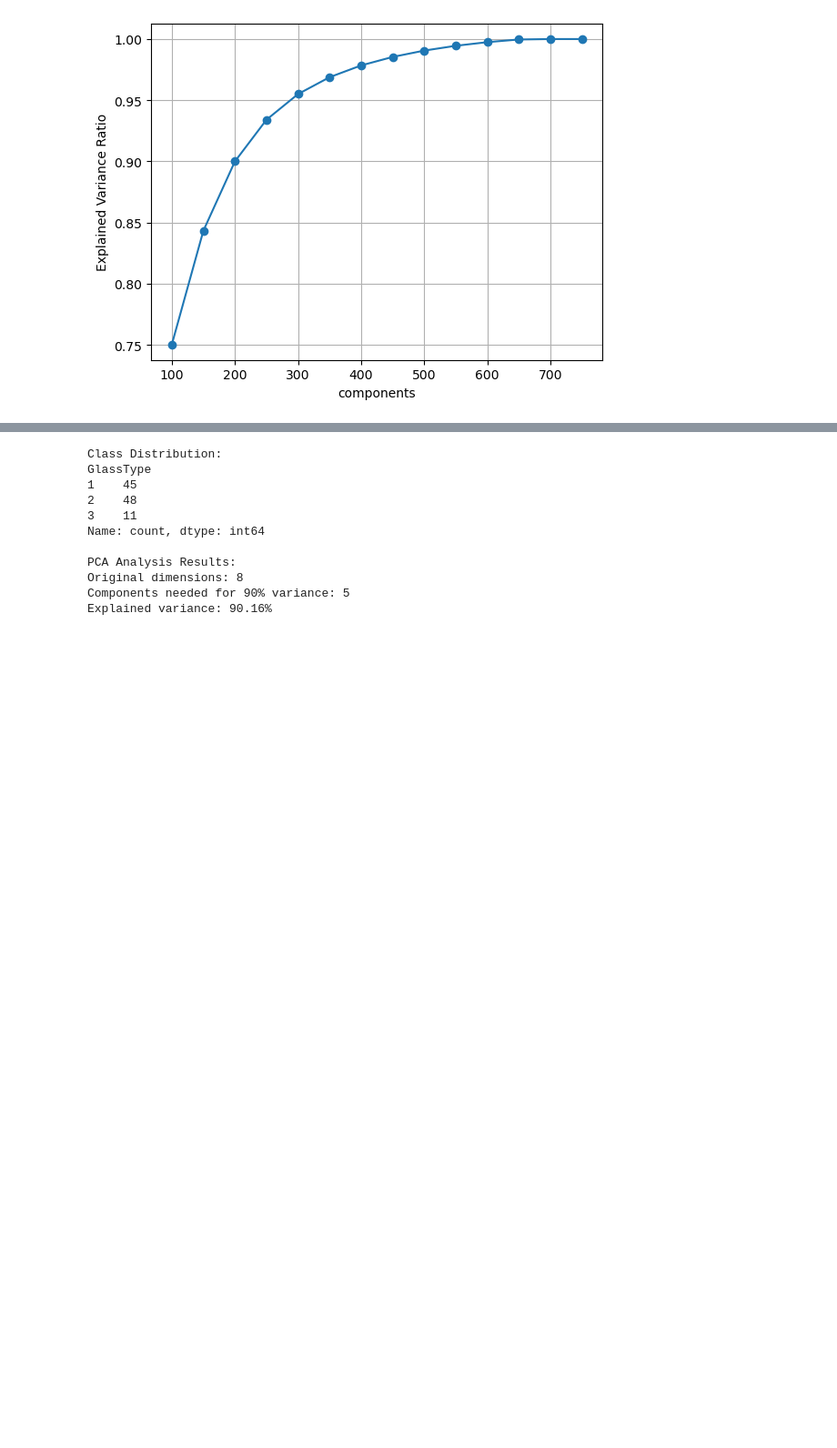
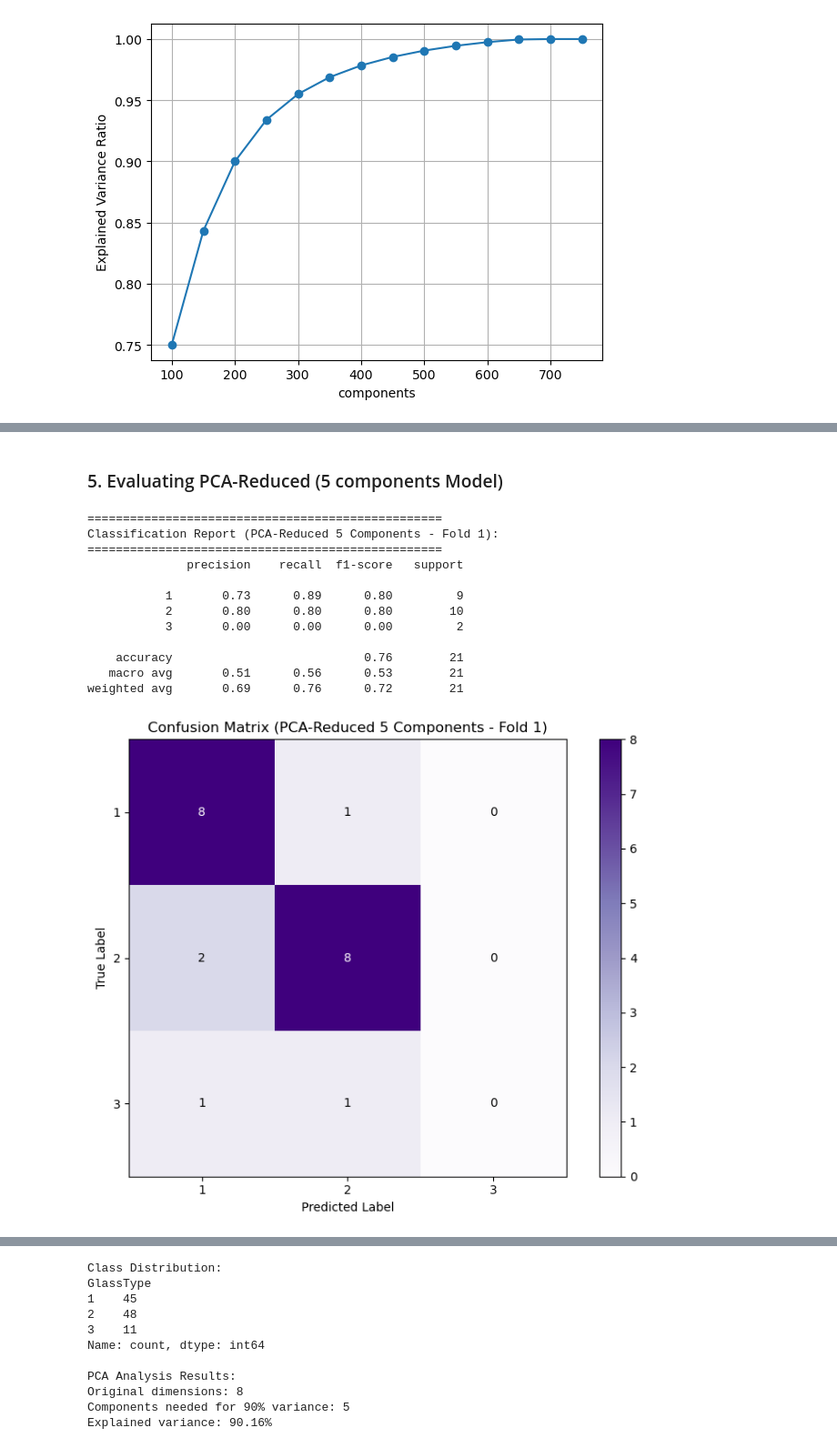
Before and after one commit to PEEACHYBEE/DataMiningPairActs, a Jupyter notebook: MidAct02.ipynb, the cells around one changed output, grey strips where cells are left out. Shown at 91% size. Drawn from its saved outputs; the diff is of its cells as text; code cells hidden in the pictures; blank space fills up the shorter version.

```diff
--- a/MidAct02.ipynb
+++ b/MidAct02.ipynb
@@ -319,0 +500,80 @@ Preprocessed data saved to 'preprocessed_glass.csv'
+# %% [markdown]
+### 5. Evaluating PCA-Reduced (5 components Model)
+# %%
+import numpy as np
+import matplotlib.pyplot as plt
+from sklearn.ensemble import RandomForestClassifier
+from sklearn.model_selection import StratifiedShuffleSplit
+from sklearn.metrics import (accuracy_score, classification_report,
+                             confusion_matrix, f1_score)
+import warnings
+
+# Suppress specific warnings
+warnings.filterwarnings('ignore', category=UserWarning, module='sklearn')
+
+model = RandomForestClassifier(random_state=42)
+cv = StratifiedShuffleSplit(n_splits=8, test_size=0.2, random_state=42)
+
+accuracies = []
+f1_scores = []
+
+# === Run CV and display Fold 1 confusion matrix ===
+for fold, (train_idx, test_idx) in enumerate(cv.split(X_pca, y)):
+    X_train, X_test = X_pca[train_idx], X_pca[test_idx]
+    y_train, y_test = y[train_idx], y[test_idx]
+
+    model.fit(X_train, y_train)
+    y_pred = model.predict(X_test)
+
+    acc = accuracy_score(y_test, y_pred)
+    f1 = f1_score(y_test, y_pred, average='weighted')
+    accuracies.append(acc)
+    f1_scores.append(f1)
+
+    if fold == 0:
+        print(f"{'='*50}")
+        print("Classification Report (PCA-Reduced 5 Components - Fold 1):")
+        print('='*50)
+        print(classification_report(y_test, y_pred, zero_division=0))
+
+        # Confusion matrix for Fold 1
+        cm = confusion_matrix(y_test, y_pred)
+        plt.figure(figsize=(8, 6))
+        plt.imshow(cm, interpolation='nearest', cmap=plt.cm.Purples)
+        plt.title('Confusion Matrix (PCA-Reduced 5 Components - Fold 1)')
+        plt.colorbar()
+        plt.xlabel('Predicted Label')
+        plt.ylabel('True Label')
+        plt.xticks(np.arange(len(np.unique(y))), np.unique(y))
+        plt.yticks(np.arange(len(np.unique(y))), np.unique(y))
+
+        # Add text annotations
+        for i in range(cm.shape[0]):
+            for j in range(cm.shape[1]):
+                plt.text(j, i, format(cm[i, j], 'd'),
+                         ha="center", va="center",
+                         color="white" if cm[i, j] > cm.max()/2 else "black")
+        plt.tight_layout()
+        plt.show()
+
+# Performance Summary
+print(f"{'='*50}")
+print("PCA-Reduced (5 components) Performance Summary (8-fold CV):")
+print('='*50)
+print(f"Average Accuracy: {np.mean(accuracies):.4f} ± {np.std(accuracies):.4f}")
+print(f"Average F1 Score: {np.mean(f1_scores):.4f} ± {np.std(f1_scores):.4f}")
+print(f"Accuracy Range: {min(accuracies):.4f} - {max(accuracies):.4f}")
+# %% [output]
+==================================================
+Classification Report (PCA-Reduced 5 Components - Fold 1):
+==================================================
+              precision    recall  f1-score   support
+
+           1       0.73      0.89      0.80         9
+           2       0.80      0.80      0.80        10
+           3       0.00      0.00      0.00         2
+
+    accuracy                           0.76        21
+   macro avg       0.51      0.56      0.53        21
+weighted avg       0.69      0.76      0.72        21
+[figure, added]
```
Also changed, not shown: parts of 14 cells of this notebook, 1 other file.
